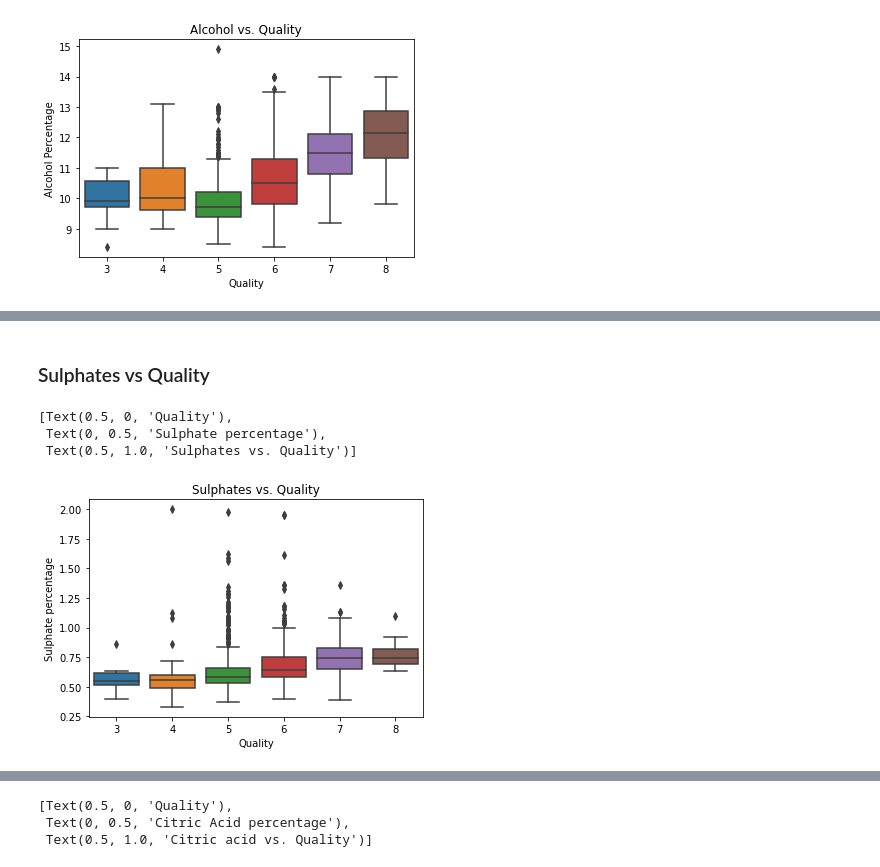
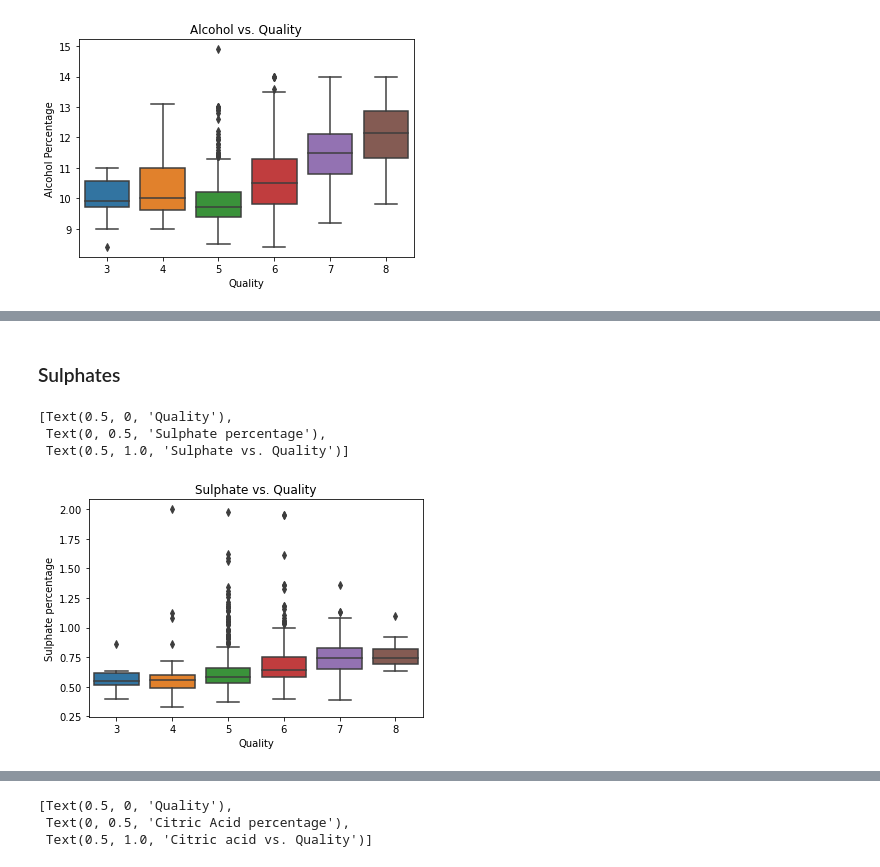
Before and after one commit to LaisColetta/PdDA_Assignment, a Jupyter notebook: PdDA_Assignment.ipynb, the cells around one changed output, grey strips where cells are left out. Drawn from its saved outputs; the diff is of its cells as text; code cells hidden in the pictures.

```diff
--- a/PdDA_Assignment.ipynb
+++ b/PdDA_Assignment.ipynb
@@ -288,10 +325,10 @@ bx.set(xlabel='Quality', ylabel='Alcohol Percentage', title='Alcohol vs. Quality
 # %% [markdown]
-### Sulphates vs Quality
+### Sulphates
 # %%
 bx = sns.boxplot(x='quality', y='sulphates', data = df)
-bx.set(xlabel='Quality', ylabel='Sulphate percentage', title='Sulphates vs. Quality')
+bx.set(xlabel='Quality', ylabel='Sulphate percentage', title='Sulphate vs. Quality')
 # %% [output]
 [Text(0.5, 0, 'Quality'),
  Text(0, 0.5, 'Sulphate percentage'),
- Text(0.5, 1.0, 'Sulphates vs. Quality')]
+ Text(0.5, 1.0, 'Sulphate vs. Quality')]
-[figure, old version]
+[figure, new version]
```
Also changed, not shown: parts of 20 cells of this notebook.
